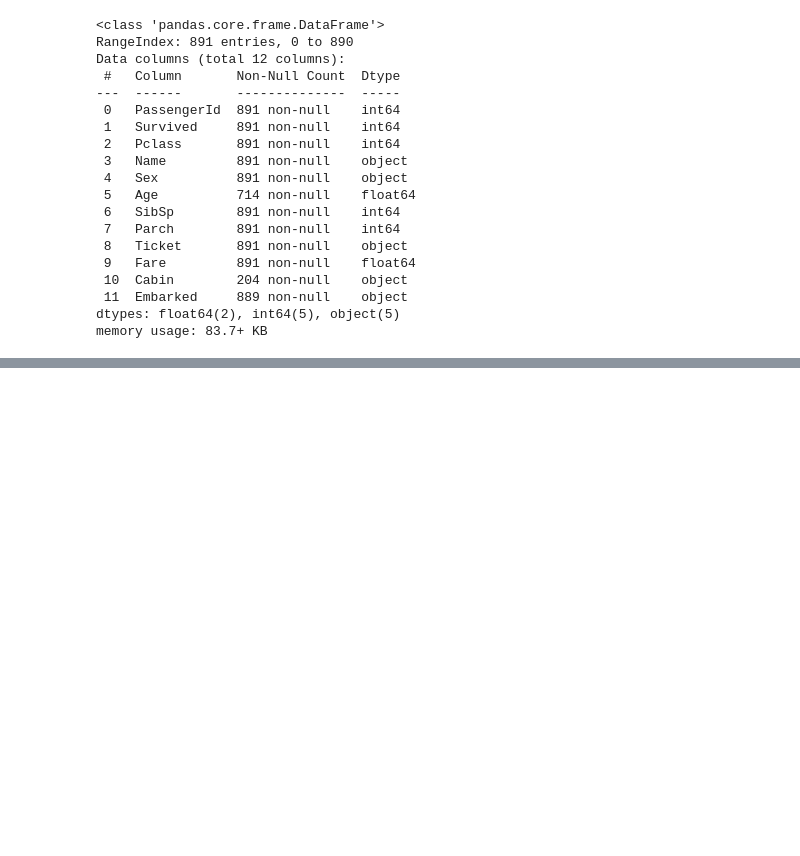
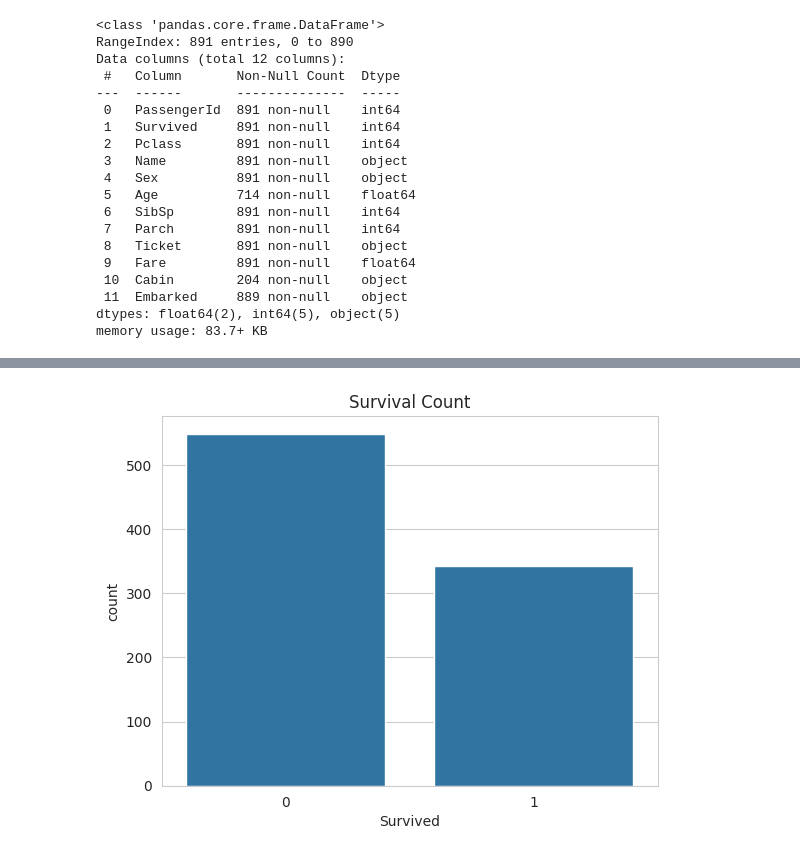
Before and after one commit to tscalfaro/ai-ml-projects, a Jupyter notebook: titanic_survival_prediction/notebooks/Titanic_Survival_Prediction.ipynb, the cells around one changed output, grey strips where cells are left out. Drawn from its saved outputs; the diff is of its cells as text; code cells hidden in the pictures; blank space fills up the shorter version.

```diff
--- a/titanic_survival_prediction/notebooks/Titanic_Survival_Prediction.ipynb
+++ b/titanic_survival_prediction/notebooks/Titanic_Survival_Prediction.ipynb
@@ -40,0 +56,6 @@ memory usage: 83.7+ KB
+# %%
+sns.countplot(x='Survived', data=df)
+plt.title('Survival Count')
+plt.show()
+# %% [output]
+[figure, added]
```
Also changed, not shown: parts of 13 cells of this notebook.
